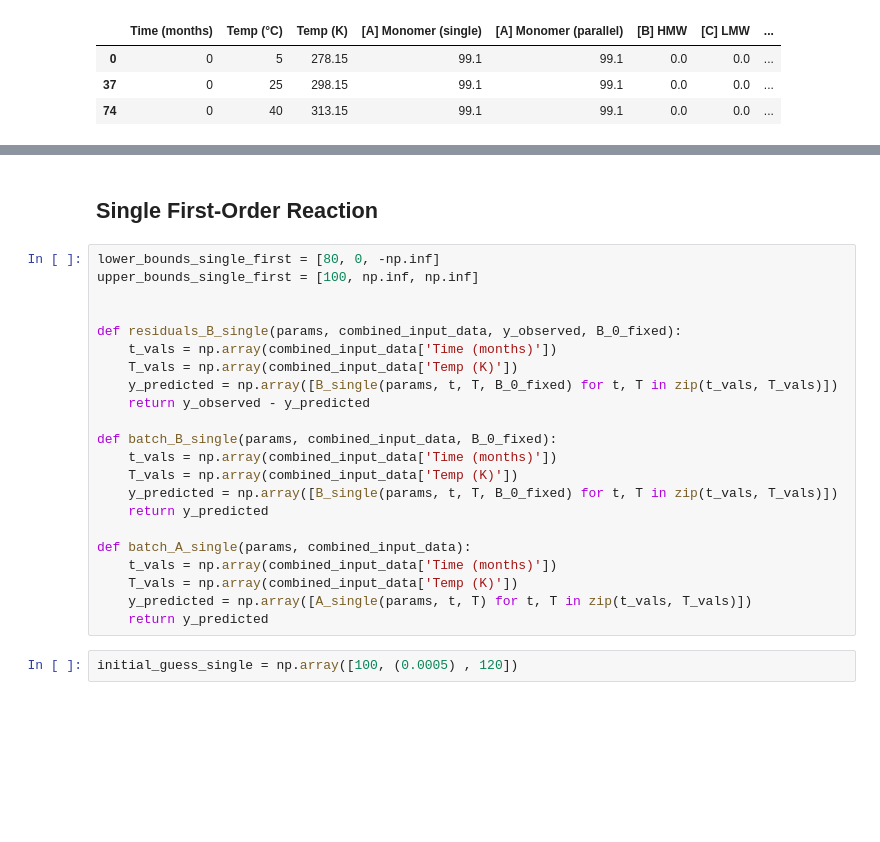
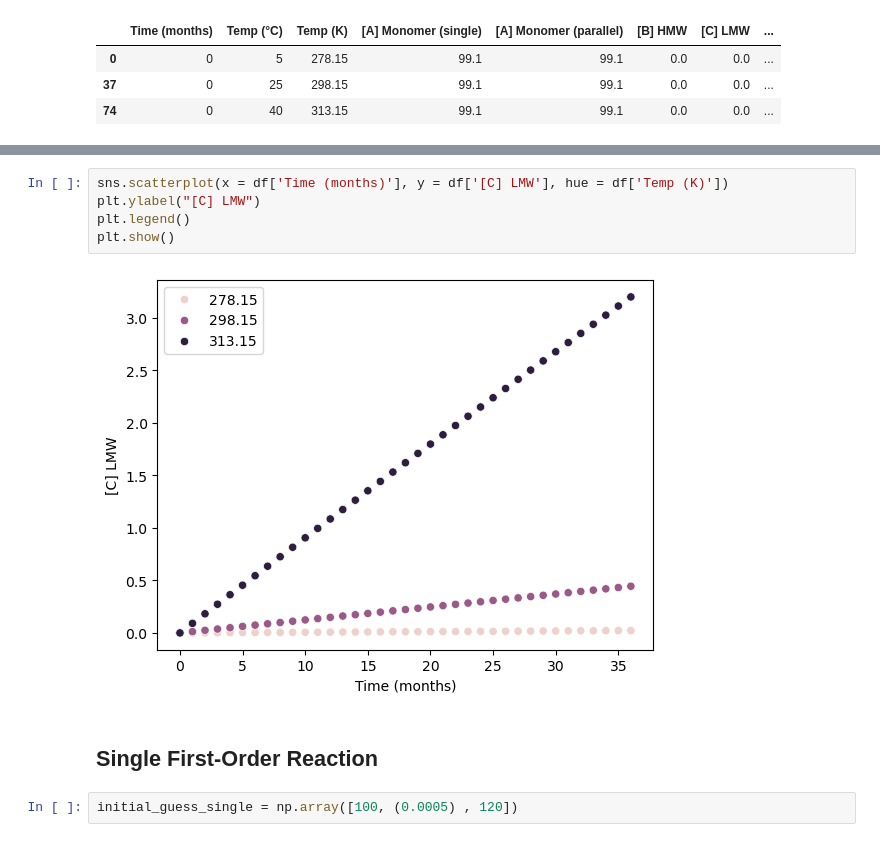
Before and after one commit to louiswids/skripsi, a Jupyter notebook: Reproduce_Model Fitting.ipynb, the cells around one changed output, grey strips where cells are left out. Saved outputs shown, nothing was run; the diff lists cells and outputs as text; blank space fills up the shorter version.

```diff
--- a/Reproduce_Model Fitting.ipynb
+++ b/Reproduce_Model Fitting.ipynb
@@ -117,26 +140,11 @@ df[df['Time (months)'] == 0]
+# %%
+sns.scatterplot(x = df['Time (months)'], y = df['[C] LMW'], hue = df['Temp (K)'])
+plt.ylabel("[C] LMW")
+plt.legend()
+plt.show()
+# %% [output]
+[figure, added]
 # %% [markdown]
 ## Single First-Order Reaction
-# %%
-lower_bounds_single_first = [80, 0, -np.inf]
-upper_bounds_single_first = [100, np.inf, np.inf]
-
-
-def residuals_B_single(params, combined_input_data, y_observed, B_0_fixed):
-    t_vals = np.array(combined_input_data['Time (months)'])
-    T_vals = np.array(combined_input_data['Temp (K)'])
-    y_predicted = np.array([B_single(params, t, T, B_0_fixed) for t, T in zip(t_vals, T_vals)])
-    return y_observed - y_predicted
-
-def batch_B_single(params, combined_input_data, B_0_fixed):
-    t_vals = np.array(combined_input_data['Time (months)'])
-    T_vals = np.array(combined_input_data['Temp (K)'])
-    y_predicted = np.array([B_single(params, t, T, B_0_fixed) for t, T in zip(t_vals, T_vals)])
-    return y_predicted
-
-def batch_A_single(params, combined_input_data):
-    t_vals = np.array(combined_input_data['Time (months)'])
-    T_vals = np.array(combined_input_data['Temp (K)'])
-    y_predicted = np.array([A_single(params, t, T) for t, T in zip(t_vals, T_vals)])
-    return y_predicted
 # %%
 initial_guess_single = np.array([100, (0.0005) , 120])
```
Also changed, not shown: parts of 38 cells of this notebook.
